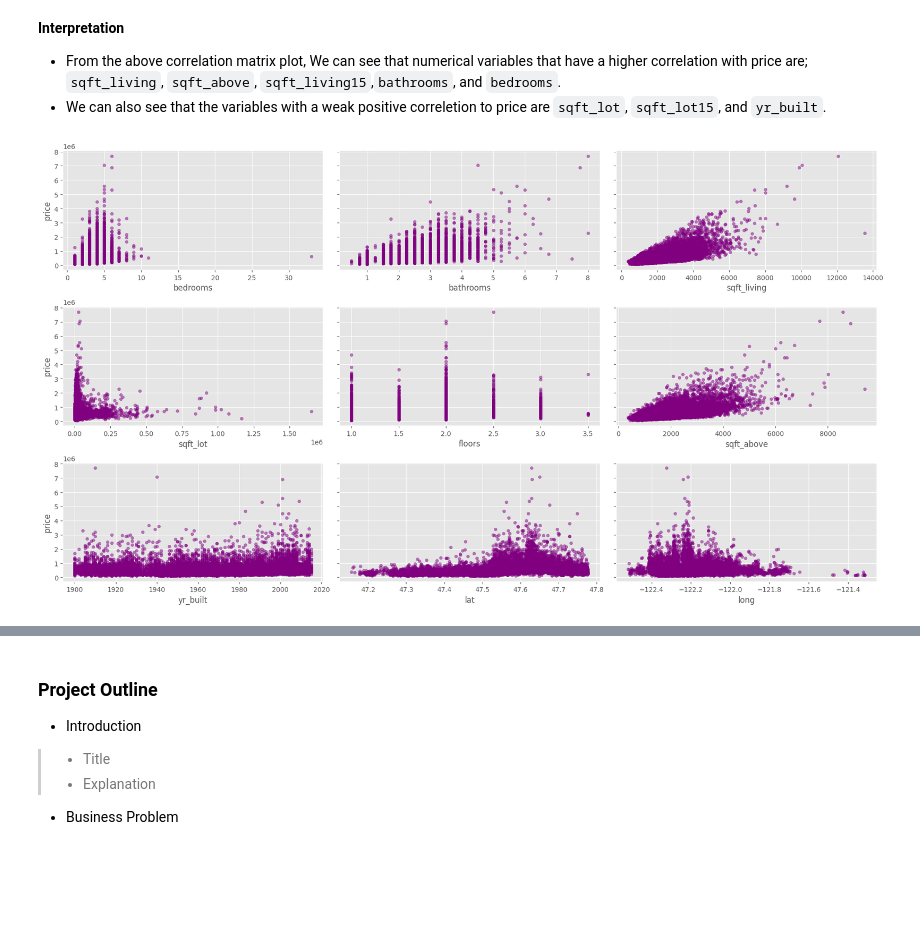
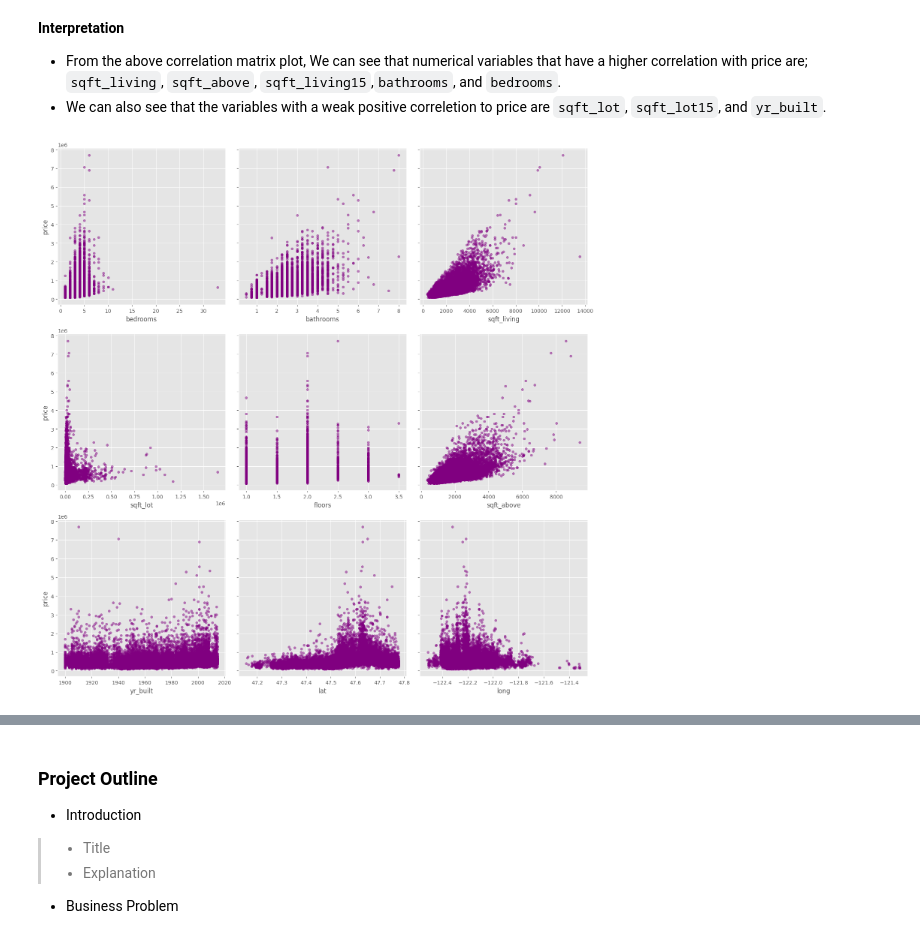
Before and after one commit to D-EKALE/KC-Housing-Project-2, a Jupyter notebook: student.ipynb, the cells around one changed output, grey strips where cells are left out. Cells and saved outputs as stored; diff of their text form; code cells hidden in the pictures; blank space fills up the shorter version.

```diff
--- a/student.ipynb
+++ b/student.ipynb
@@ -140,0 +155,2 @@ df.describe()
+# %%
+df['grade_number'] = df['grade'].str.split('',expand=True)[1].astype(int)
@@ -140,0 +160,4 @@ df.describe()
+# %%
+df['date'] = pd.to_datetime(df['date'], format='%Y').dt.year
+df['age'] = df['date'] - df['yr_built']
+df.plot(kind='scatter', x='age', y='price', title='Age vs Price')
@@ -166,17 +194,17 @@ plt.show()
 # %%
 #
 fig = plt.figure(figsize=(18,10))
 
 axes = fig.subplots(nrows=3, ncols=3, sharey=True)
 
 for xcol, ax in zip(['bedrooms', 'bathrooms', 'sqft_living',
        'sqft_lot', 'floors',
        'sqft_above', 'yr_built', 'lat', 'long'], axes.flatten()):
-    df.plot(kind='scatter', x=xcol, y='price', ax=ax, alpha=0.5, color='purple')
+    df.plot(kind='scatter', x=xcol, y='price', ax=ax, alpha=0.5, color='purple', figsize=(15,15))
 
 plt.tight_layout()
 plt.show()
 # %% [output]
-[figure, old version]
+[figure, new version]
 # %%
 #function to perform regression
```
Also changed, not shown: parts of 15 cells of this notebook.
